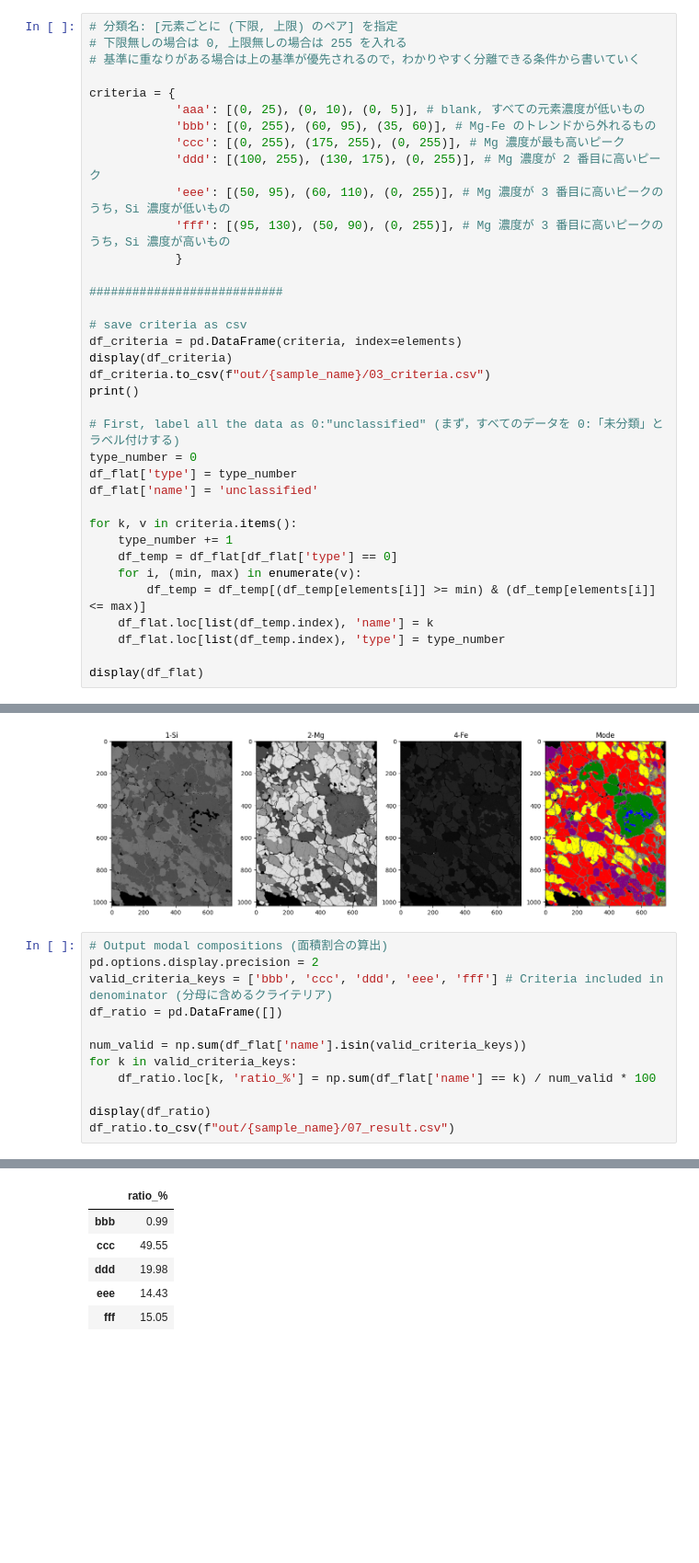
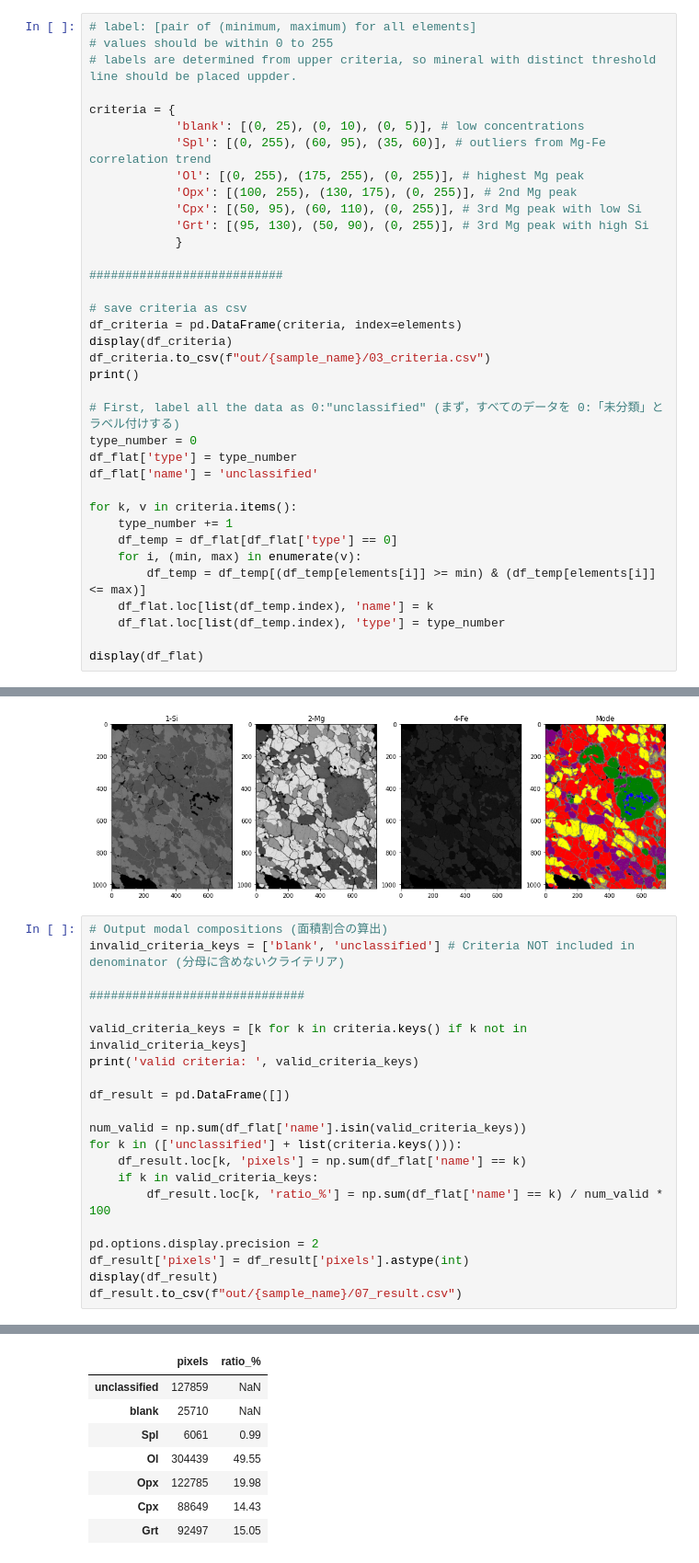
Before and after one commit to KazuhideMimura/GeoMAC, a Jupyter notebook: modeAnalysis.ipynb, the cells around one changed output, grey strips where cells are left out. Shown at 92% size. Saved outputs shown, nothing was run; the diff lists cells and outputs as text; blank space fills up the shorter version.

```diff
--- a/modeAnalysis.ipynb
+++ b/modeAnalysis.ipynb
@@ -129,17 +128,17 @@ plt.show()
 # %% [markdown]
 # Manual definition of threshold (手動で閾値を設定)
 # %%
-# 分類名: [元素ごとに (下限, 上限) のペア] を指定
-# 下限無しの場合は 0, 上限無しの場合は 255 を入れる
-# 基準に重なりがある場合は上の基準が優先されるので，わかりやすく分離できる条件から書いていく
+# label: [pair of (minimum, maximum) for all elements]
+# values should be within 0 to 255
+# labels are determined from upper criteria, so mineral with distinct threshold line should be placed uppder.
 
 criteria = {
-            'aaa': [(0, 25), (0, 10), (0, 5)], # blank, すべての元素濃度が低いもの
-            'bbb': [(0, 255), (60, 95), (35, 60)], # Mg-Fe のトレンドから外れるもの
-            'ccc': [(0, 255), (175, 255), (0, 255)], # Mg 濃度が最も高いピーク
-            'ddd': [(100, 255), (130, 175), (0, 255)], # Mg 濃度が 2 番目に高いピーク
-            'eee': [(50, 95), (60, 110), (0, 255)], # Mg 濃度が 3 番目に高いピークのうち，Si 濃度が低いもの
-            'fff': [(95, 130), (50, 90), (0, 255)], # Mg 濃度が 3 番目に高いピークのうち，Si 濃度が高いもの
+            'blank': [(0, 25), (0, 10), (0, 5)], # low concentrations
+            'Spl': [(0, 255), (60, 95), (35, 60)], # outliers from Mg-Fe correlation trend
+            'Ol': [(0, 255), (175, 255), (0, 255)], # highest Mg peak
+            'Opx': [(100, 255), (130, 175), (0, 255)], # 2nd Mg peak
+            'Cpx': [(50, 95), (60, 110), (0, 255)], # 3rd Mg peak with low Si
+            'Grt': [(95, 130), (50, 90), (0, 255)], # 3rd Mg peak with high Si
             }
 
 ###########################
@@ -253,14 +252,23 @@ plt.show()
 [figure]
 # %%
 # Output modal compositions (面積割合の算出)
-pd.options.display.precision = 2
-valid_criteria_keys = ['bbb', 'ccc', 'ddd', 'eee', 'fff'] # Criteria included in denominator (分母に含めるクライテリア)
-df_ratio = pd.DataFrame([])
+invalid_criteria_keys = ['blank', 'unclassified'] # Criteria NOT included in denominator (分母に含めないクライテリア)
+
+##############################
+
+valid_criteria_keys = [k for k in criteria.keys() if k not in invalid_criteria_keys]
+print('valid criteria: ', valid_criteria_keys)
+
+df_result = pd.DataFrame([])
 
 num_valid = np.sum(df_flat['name'].isin(valid_criteria_keys))
-for k in valid_criteria_keys:
-    df_ratio.loc[k, 'ratio_%'] = np.sum(df_flat['name'] == k) / num_valid * 100
+for k in (['unclassified'] + list(criteria.keys())):
+    df_result.loc[k, 'pixels'] = np.sum(df_flat['name'] == k)
+    if k in valid_criteria_keys:
+        df_result.loc[k, 'ratio_%'] = np.sum(df_flat['name'] == k) / num_valid * 100
 
-display(df_ratio)
-df_ratio.to_csv(f"out/{sample_name}/07_result.csv")
+pd.options.display.precision = 2
+df_result['pixels'] = df_result['pixels'].astype(int)
+display(df_result)
+df_result.to_csv(f"out/{sample_name}/07_result.csv")
 # %% [output]
@@ -267,6 +276,8 @@ df_ratio.to_csv(f"out/{sample_name}/07_result.csv")
-|  | ratio_% |
-| bbb | 0.99 |
-| ccc | 49.55 |
-| ddd | 19.98 |
-| eee | 14.43 |
-| fff | 15.05 |
+|  | pixels | ratio_% |
+| unclassified | 127859 | NaN |
+| blank | 25710 | NaN |
+| Spl | 6061 | 0.99 |
+| Ol | 304439 | 49.55 |
+| Opx | 122785 | 19.98 |
+| Cpx | 88649 | 14.43 |
+| Grt | 92497 | 15.05 |
```
Also changed, not shown: parts of 9 cells of this notebook.
